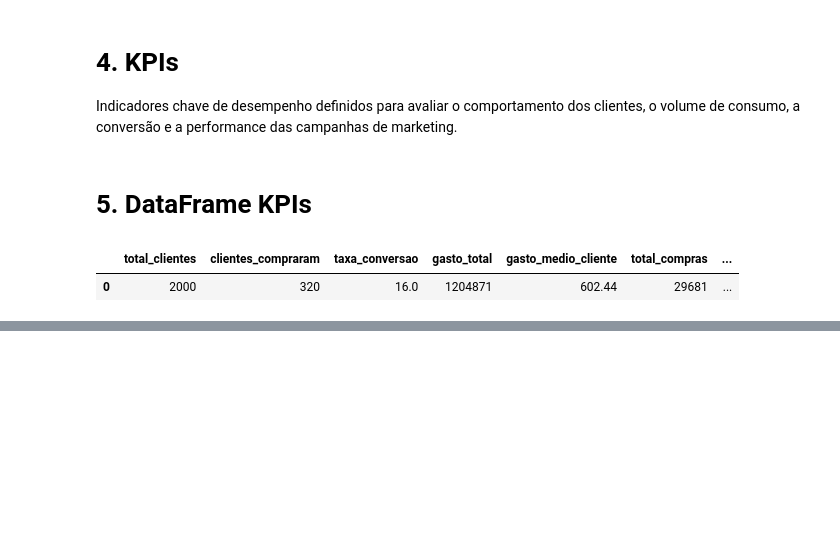
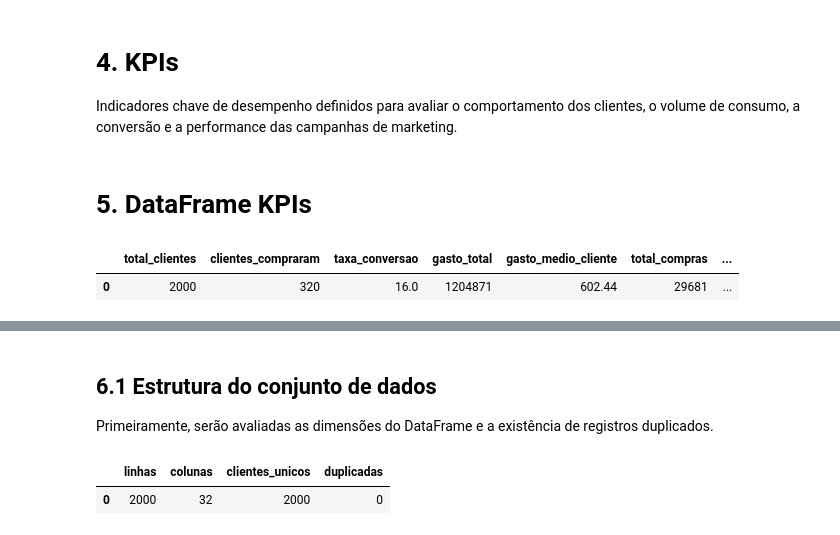
Before and after one commit to LuanSouza329/Python, a Jupyter notebook: projetos/projeto02/projeto_02_marketing.ipynb, the cells around one changed output, grey strips where cells are left out. Drawn from its saved outputs; the diff is of its cells as text; code cells hidden in the pictures; blank space fills up the shorter version.

```diff
--- a/projetos/projeto02/projeto_02_marketing.ipynb
+++ b/projetos/projeto02/projeto_02_marketing.ipynb
@@ -163,0 +164,16 @@ A próxima etapa será iniciar a análise exploratória, avaliando a estrutura d
+# %% [markdown]
+## 6.1 Estrutura do conjunto de dados
+
+Primeiramente, serão avaliadas as dimensões do DataFrame e a existência de registros duplicados.
+# %%
+info_dataframe = pd.DataFrame({
+    "linhas": [df.shape[0]],
+    "colunas": [df.shape[1]],
+    "clientes_unicos": [df["ID"].nunique()],
+    "duplicadas": [df.duplicated().sum()],
+})
+
+info_dataframe
+# %% [output]
+|  | linhas | colunas | clientes_unicos | duplicadas |
+| 0 | 2000 | 32 | 2000 | 0 |
```
Also changed, not shown: parts of 11 cells of this notebook.
